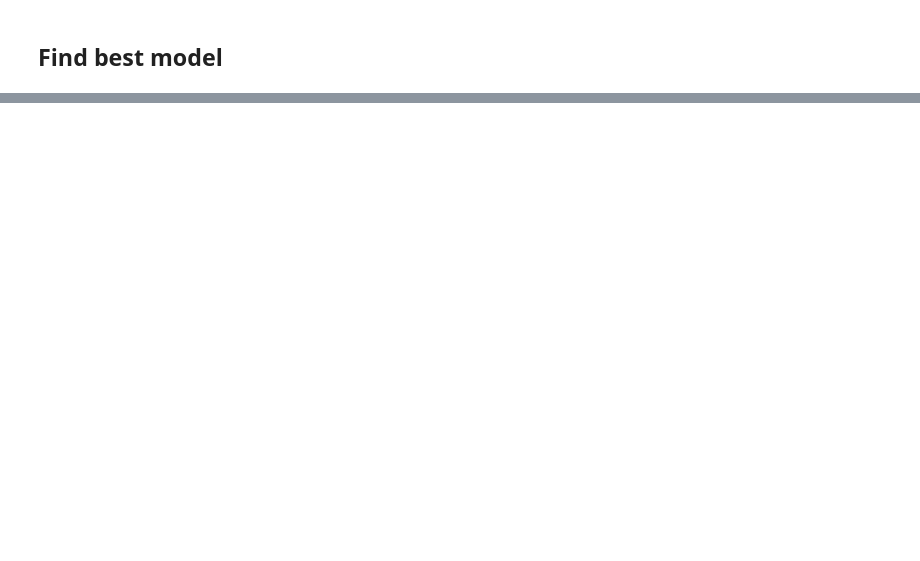
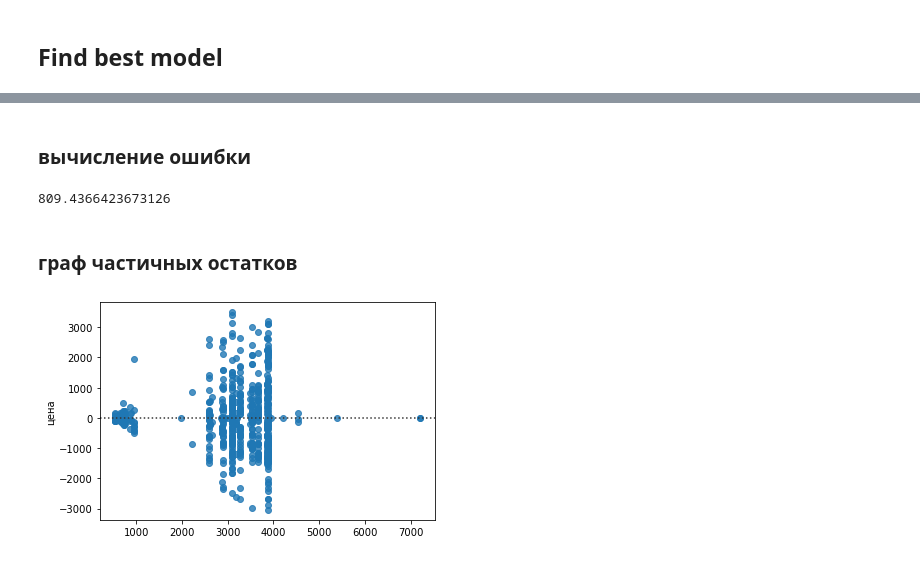
Before and after one commit to Golden-dreamer/ptz-flats-predict, a Jupyter notebook: notebooks/model_building.ipynb, the cells around one changed output, grey strips where cells are left out. Drawn from its saved outputs; the diff is of its cells as text; code cells hidden in the pictures; blank space fills up the shorter version.

```diff
--- a/notebooks/model_building.ipynb
+++ b/notebooks/model_building.ipynb
@@ -357,0 +73,10 @@ mean_absolute_error(preds, Y)
+# %%
+l = []
+for col_series in dummy_x_series.columns:
+    for col_adress in dummy_x_adress:
+        dummy_data = X.join(Y).groupby([col_series, col_adress], as_index=False)['цена'].mean()
+        l.append(dummy_data)
+# %%
+dummy_df = pd.concat(l).fillna(0)
+dummy_df.reset_index(drop=True, inplace=True)
+dummy_df
@@ -357,0 +99,24 @@ mean_absolute_error(preds, Y)
+# %%
+dummy_x = X.filter(regex='Серия|Адрес')
+dummy_x_y = dummy_x.join(Y)
+# %%
+y_dummy = []
+for idx in dummy_x.index:
+    flat = dummy_x.loc[idx]
+    is_dummy_contains_exact_given_flat = (dummy_df[dummy_x.columns] == flat).all(axis=1)
+    pred_idx = is_dummy_contains_exact_given_flat[is_dummy_contains_exact_given_flat == True].index
+    dummy_prediction = dummy_df.loc[pred_idx, 'цена'].values[0]
+    y_dummy.append(dummy_prediction)
+# %% [markdown]
+### вычисление ошибки
+# %%
+dummy_mae = mean_absolute_error(y_dummy, Y)
+dummy_mae
+# %% [output]
+809.4366423673126
+# %% [markdown]
+### граф частичных остатков
+# %%
+graph = sns.residplot(x=y_dummy, y=Y)
+# %% [output]
+[figure, added]
```
Also changed, not shown: parts of 118 cells of this notebook, 2 other files.
